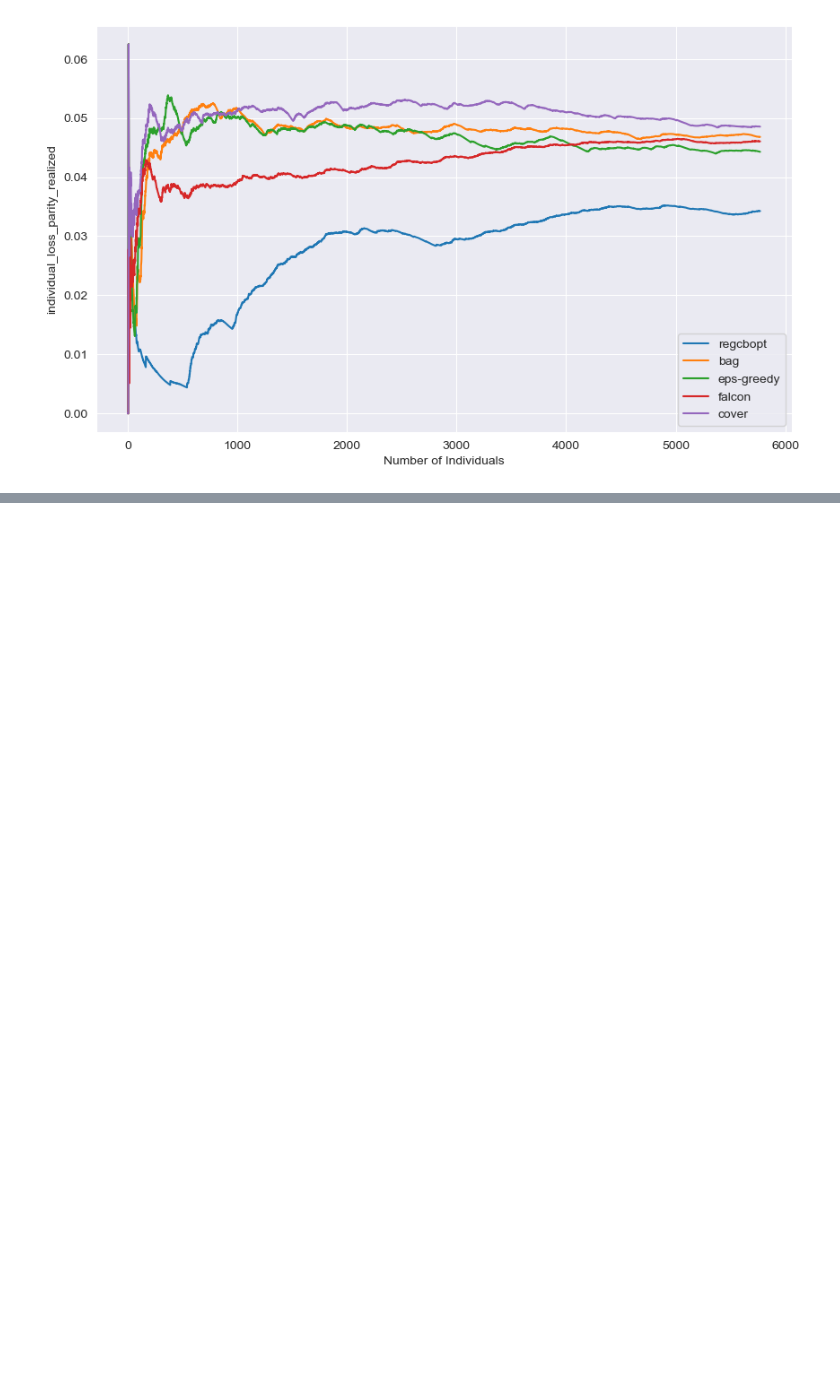
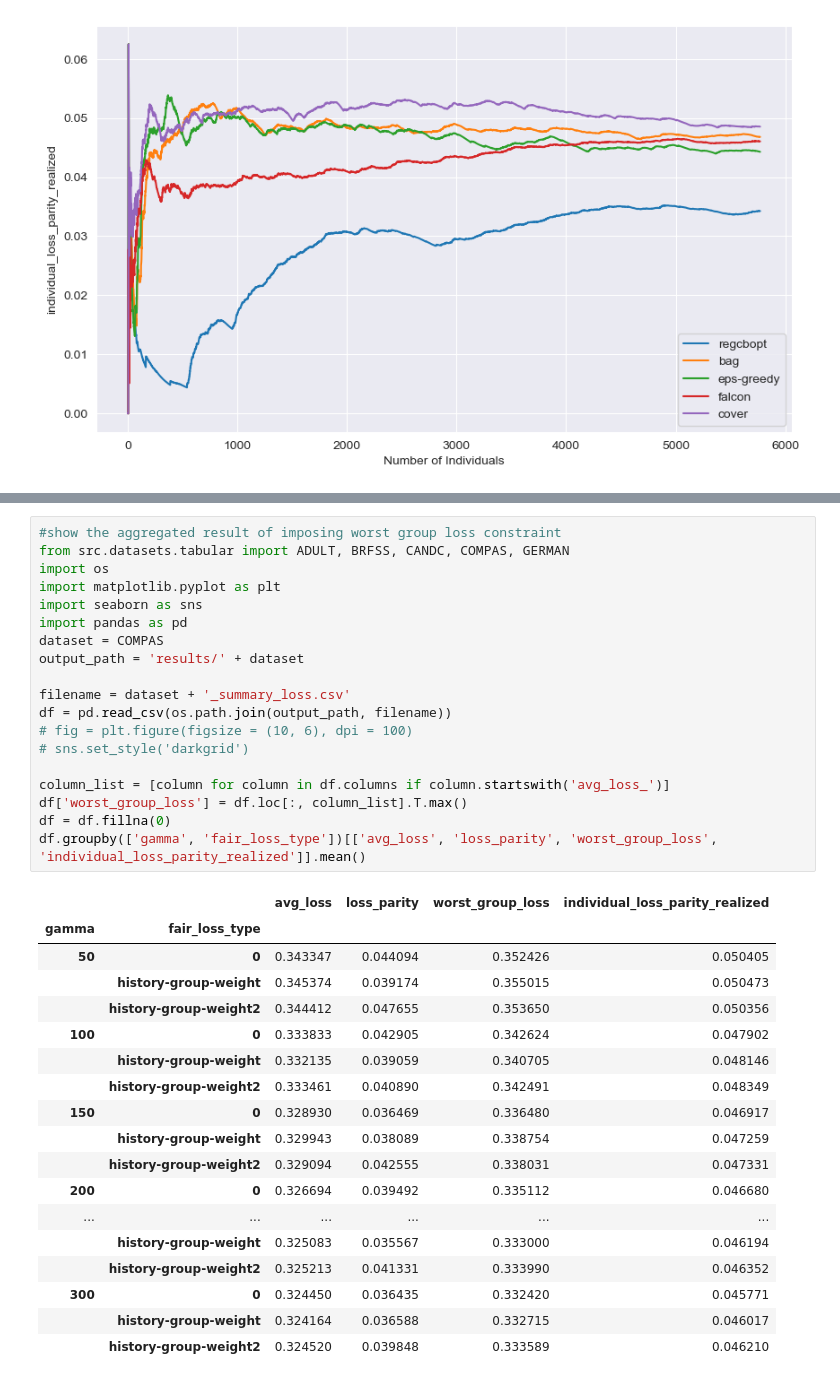
Before and after one commit to wangtianyu61/fa-alg, a Jupyter notebook: figure.ipynb, the cells around one changed output, grey strips where cells are left out. Drawn from its saved outputs; the diff is of its cells as text; blank space fills up the shorter version.

```diff
--- a/figure.ipynb
+++ b/figure.ipynb
@@ -167,0 +180,38 @@ run_falcon_fair_loss('adult')
+# %%
+#show the aggregated result of imposing worst group loss constraint
+from src.datasets.tabular import ADULT, BRFSS, CANDC, COMPAS, GERMAN
+import os
+import matplotlib.pyplot as plt
+import seaborn as sns
+import pandas as pd
+dataset = COMPAS
+output_path = 'results/' + dataset
+
+filename = dataset + '_summary_loss.csv'
+df = pd.read_csv(os.path.join(output_path, filename))
+# fig = plt.figure(figsize = (10, 6), dpi = 100)
+# sns.set_style('darkgrid')
+
+column_list = [column for column in df.columns if column.startswith('avg_loss_')]
+df['worst_group_loss'] = df.loc[:, column_list].T.max()
+df = df.fillna(0)
+df.groupby(['gamma', 'fair_loss_type'])[['avg_loss', 'loss_parity', 'worst_group_loss', 'individual_loss_parity_realized']].mean()
+# %% [output]
+|  |  | avg_loss | loss_parity | worst_group_loss | individual_loss_parity_realized |
+| gamma | fair_loss_type |  |  |  |  |
+| 50 | 0 | 0.343347 | 0.044094 | 0.352426 | 0.050405 |
+|  | history-group-weight | 0.345374 | 0.039174 | 0.355015 | 0.050473 |
+|  | history-group-weight2 | 0.344412 | 0.047655 | 0.353650 | 0.050356 |
+| 100 | 0 | 0.333833 | 0.042905 | 0.342624 | 0.047902 |
+|  | history-group-weight | 0.332135 | 0.039059 | 0.340705 | 0.048146 |
+|  | history-group-weight2 | 0.333461 | 0.040890 | 0.342491 | 0.048349 |
+| 150 | 0 | 0.328930 | 0.036469 | 0.336480 | 0.046917 |
+|  | history-group-weight | 0.329943 | 0.038089 | 0.338754 | 0.047259 |
+|  | history-group-weight2 | 0.329094 | 0.042555 | 0.338031 | 0.047331 |
+| 200 | 0 | 0.326694 | 0.039492 | 0.335112 | 0.046680 |
+| ... | ... | ... | ... | ... | ... |
+|  | history-group-weight | 0.325083 | 0.035567 | 0.333000 | 0.046194 |
+|  | history-group-weight2 | 0.325213 | 0.041331 | 0.333990 | 0.046352 |
+| 300 | 0 | 0.324450 | 0.036435 | 0.332420 | 0.045771 |
+|  | history-group-weight | 0.324164 | 0.036588 | 0.332715 | 0.046017 |
+|  | history-group-weight2 | 0.324520 | 0.039848 | 0.333589 | 0.046210 |
```
Also changed, not shown: parts of 4 cells of this notebook, 3 other files.
